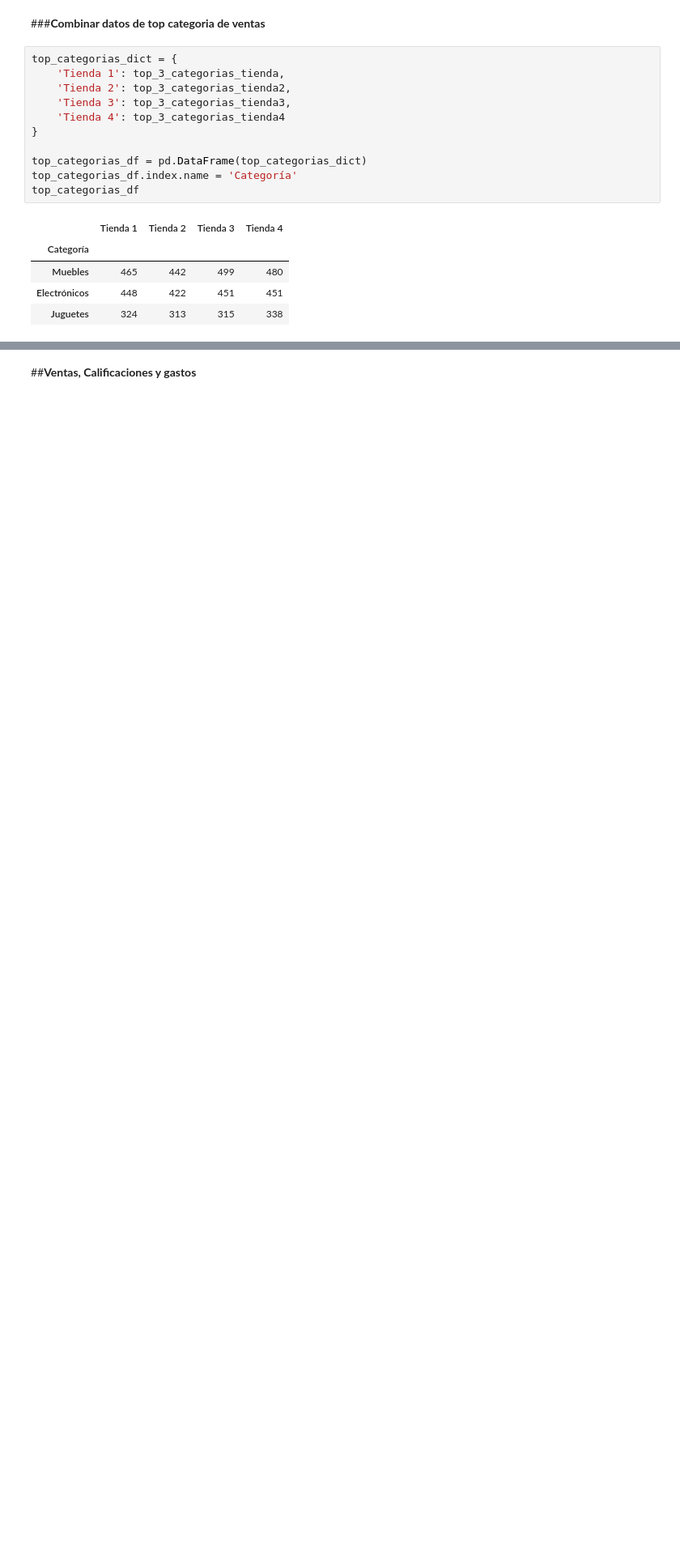
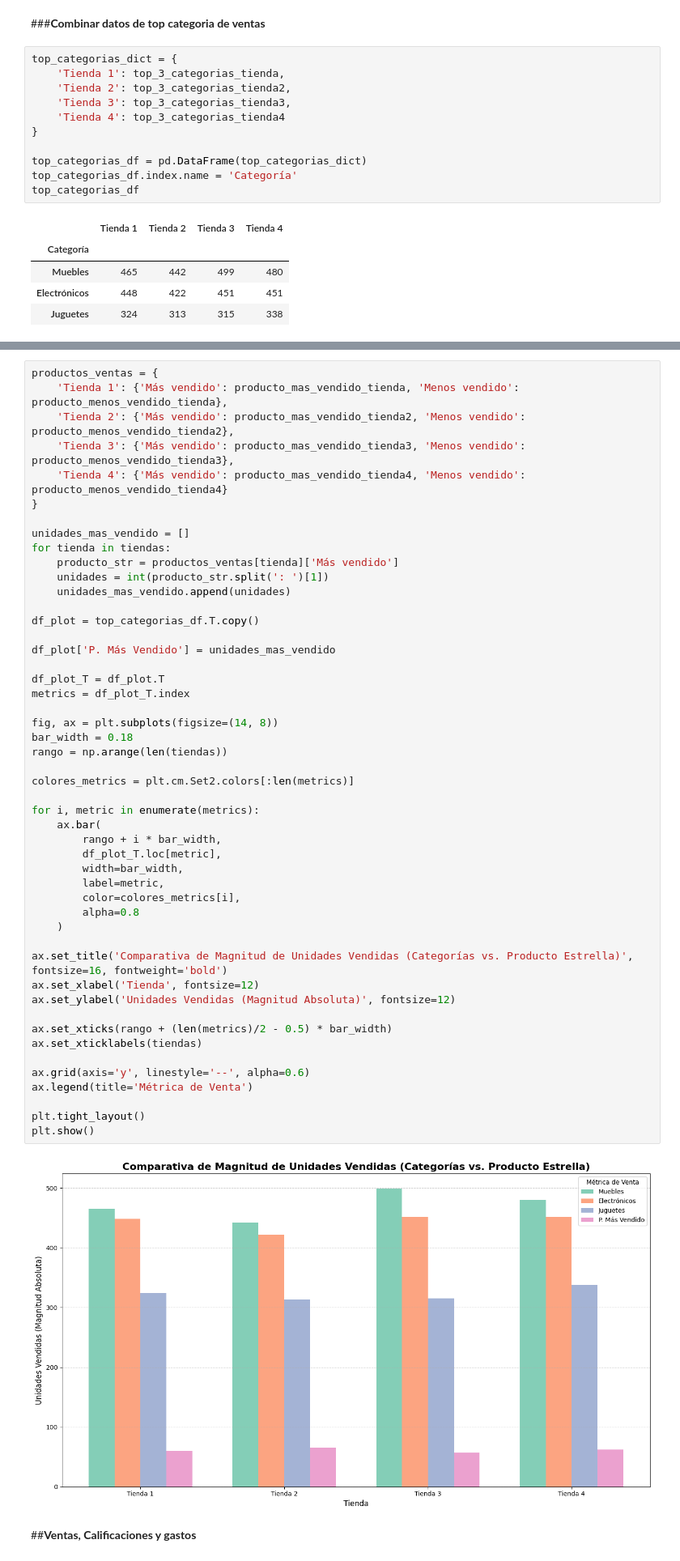
Before and after one commit to Erwin2Sibaja/alura_store_latam_desafio1, a Jupyter notebook: AluraStoreLatam.ipynb, the cells around one changed output, grey strips where cells are left out. Shown: that part at 81% size. Cells and saved outputs as stored; diff of their text form; blank space fills up the shorter version.

```diff
--- a/AluraStoreLatam.ipynb
+++ b/AluraStoreLatam.ipynb
@@ -343,6 +342,57 @@ ax.legend()
 plt.show()
 # %% [output]
 [figure]
+# %%
+productos_ventas = {
+    'Tienda 1': {'Más vendido': producto_mas_vendido_tienda, 'Menos vendido': producto_menos_vendido_tienda},
+    'Tienda 2': {'Más vendido': producto_mas_vendido_tienda2, 'Menos vendido': producto_menos_vendido_tienda2},
+    'Tienda 3': {'Más vendido': producto_mas_vendido_tienda3, 'Menos vendido': producto_menos_vendido_tienda3},
+    'Tienda 4': {'Más vendido': producto_mas_vendido_tienda4, 'Menos vendido': producto_menos_vendido_tienda4}
+}
+
+unidades_mas_vendido = []
+for tienda in tiendas:
+    producto_str = productos_ventas[tienda]['Más vendido']
+    unidades = int(producto_str.split(': ')[1])
+    unidades_mas_vendido.append(unidades)
+
+df_plot = top_categorias_df.T.copy()
+
+df_plot['P. Más Vendido'] = unidades_mas_vendido
+
+df_plot_T = df_plot.T
+metrics = df_plot_T.index
+
+fig, ax = plt.subplots(figsize=(14, 8))
+bar_width = 0.18
+rango = np.arange(len(tiendas))
+
+colores_metrics = plt.cm.Set2.colors[:len(metrics)]
+
+for i, metric in enumerate(metrics):
+    ax.bar(
+        rango + i * bar_width,
+        df_plot_T.loc[metric],
+        width=bar_width,
+        label=metric,
+        color=colores_metrics[i],
+        alpha=0.8
+    )
+
+ax.set_title('Comparativa de Magnitud de Unidades Vendidas (Categorías vs. Producto Estrella)', fontsize=16, fontweight='bold')
+ax.set_xlabel('Tienda', fontsize=12)
+ax.set_ylabel('Unidades Vendidas (Magnitud Absoluta)', fontsize=12)
+
+ax.set_xticks(rango + (len(metrics)/2 - 0.5) * bar_width)
+ax.set_xticklabels(tiendas)
+
+ax.grid(axis='y', linestyle='--', alpha=0.6)
+ax.legend(title='Métrica de Venta')
+
+plt.tight_layout()
+plt.show()
+# %% [output]
+[figure, added]
 # %% [markdown]
 ##**Ventas, Calificaciones y gastos**
 # %%
```
Also changed, not shown: parts of 5 cells of this notebook.
